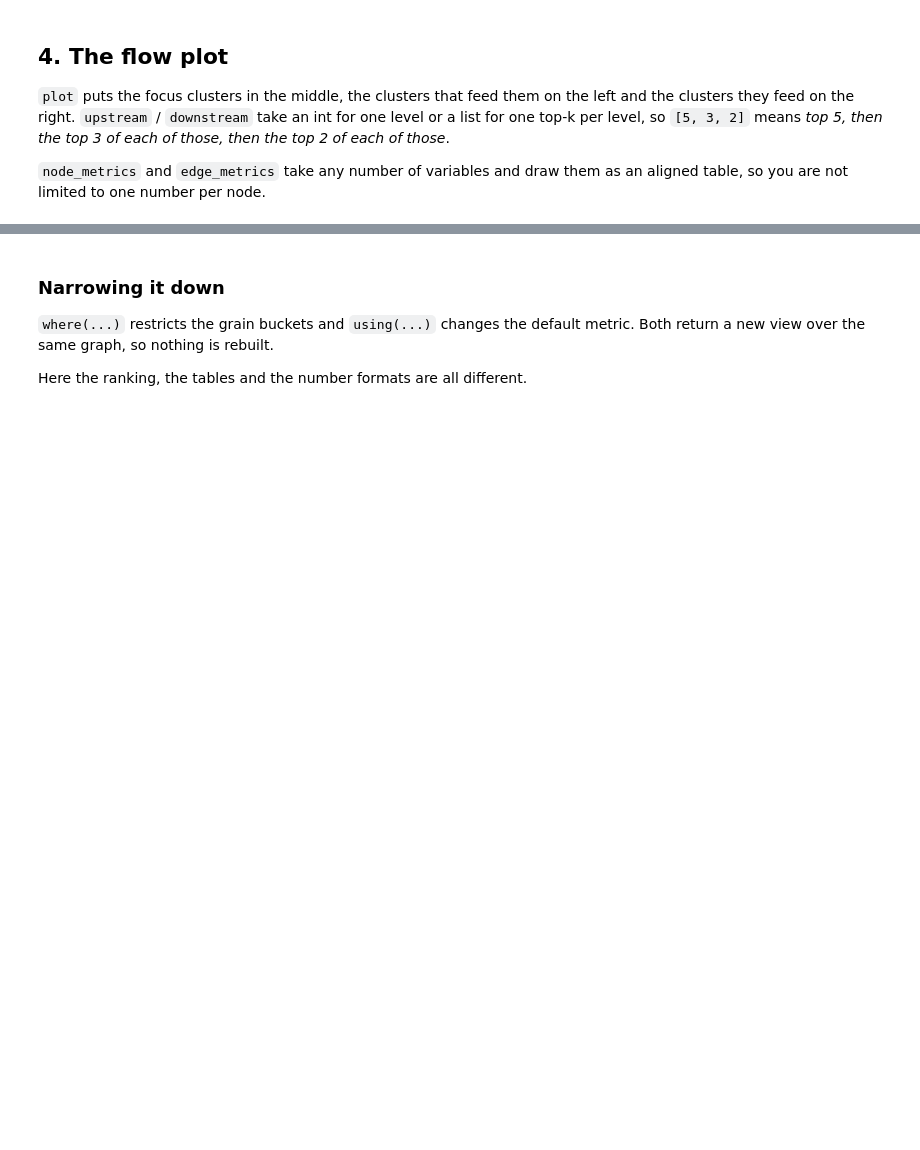
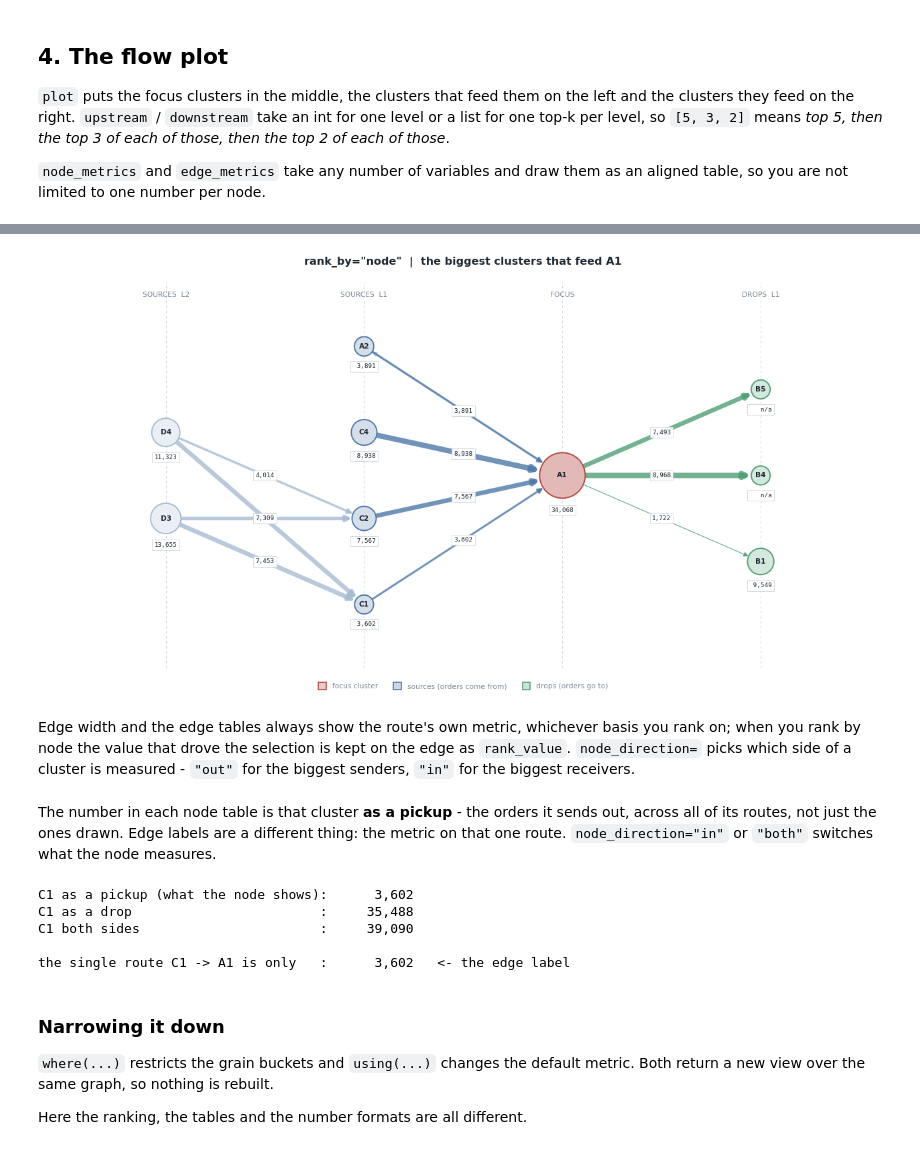
Before and after one commit to iams31/sameer_graph_lib, a Jupyter notebook: examples/route_flow_example.ipynb, the cells around one changed output, grey strips where cells are left out. Drawn from its saved outputs; the diff is of its cells as text; code cells hidden in the pictures; blank space fills up the shorter version.

```diff
--- a/examples/route_flow_example.ipynb
+++ b/examples/route_flow_example.ipynb
@@ -214,3 +359,37 @@ ex.plot(
+# %%
+ex.plot('A1', upstream=[4, 2], downstream=3, rank_by='node',
+        node_metrics=['orders'], edge_metrics=['orders'],
+        title='rank_by="node"  |  the biggest clusters that feed A1')
+# %% [output]
+[figure, added]
+# %% [markdown]
+Edge width and the edge tables always show the route's own metric, whichever
+basis you rank on; when you rank by node the value that drove the selection is
+kept on the edge as `rank_value`. `node_direction=` picks which side of a
+cluster is measured - `"out"` for the biggest senders, `"in"` for the biggest
+receivers.
+# %% [markdown]
+The number in each node table is that cluster **as a pickup** - the orders it
+sends out, across all of its routes, not just the ones drawn. Edge labels are a
+different thing: the metric on that one route. `node_direction="in"` or
+`"both"` switches what the node measures.
+# %%
+cell = 'C1'
+print(f"{cell} as a pickup (what the node shows):"
+      f" {ex.graph.node_value(cell, 'orders', 'out'):>10,.0f}")
+print(f"{cell} as a drop                        :"
+      f" {ex.graph.node_value(cell, 'orders', 'in'):>10,.0f}")
+print(f"{cell} both sides                       :"
+      f" {ex.graph.node_value(cell, 'orders', 'both'):>10,.0f}")
+print()
+print(f"the single route {cell} -> A1 is only   :"
+      f" {ex.value(cell, 'A1', 'orders'):>10,.0f}   <- the edge label")
+# %% [output]
+C1 as a pickup (what the node shows):      3,602
+C1 as a drop                        :     35,488
+C1 both sides                       :     39,090
+
+the single route C1 -> A1 is only   :      3,602   <- the edge label
 # %% [markdown]
 ### Narrowing it down
 
```
Also changed, not shown: parts of 46 cells of this notebook, 6 other files.
